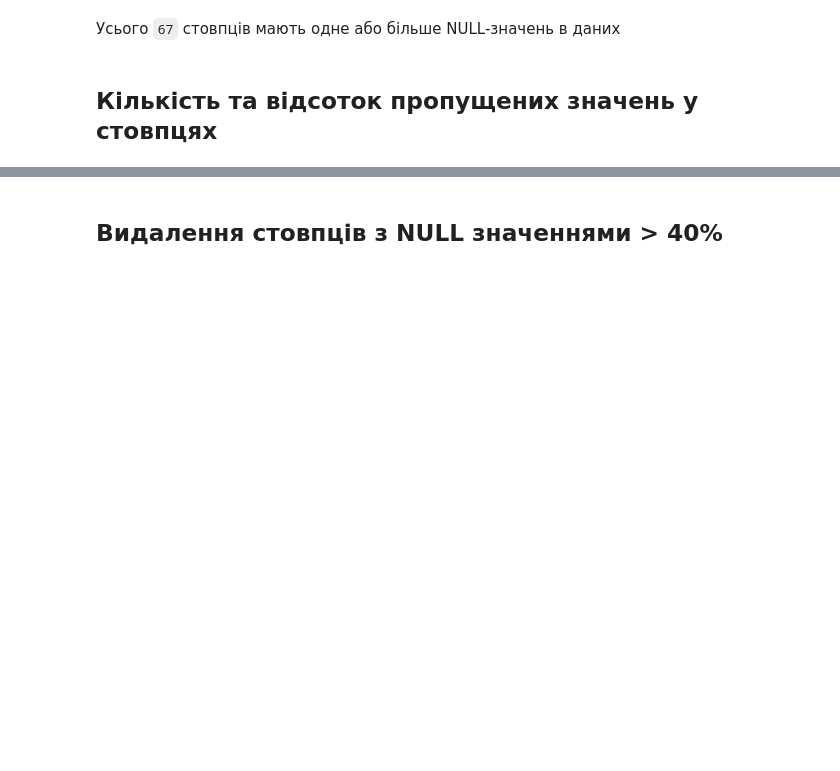
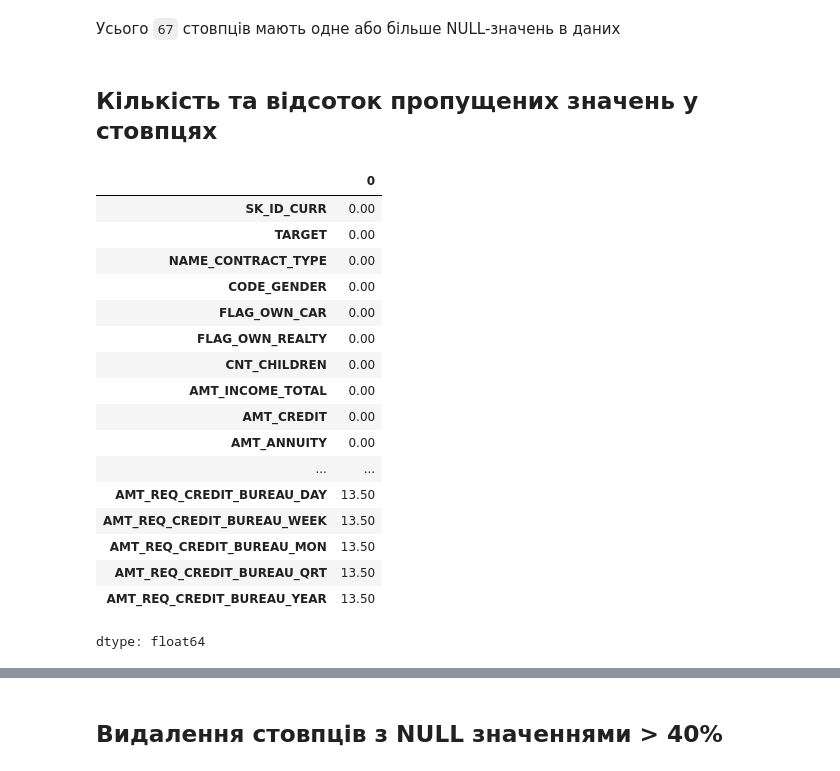
Before and after one commit to tarazevych/HW_for_Python, a Jupyter notebook: HW_1_2_Credit_EDA_Tarazevych.ipynb, the cells around one changed output, grey strips where cells are left out. Drawn from its saved outputs; the diff is of its cells as text; code cells hidden in the pictures; blank space fills up the shorter version.

```diff
--- a/HW_1_2_Credit_EDA_Tarazevych.ipynb
+++ b/HW_1_2_Credit_EDA_Tarazevych.ipynb
@@ -342,6 +342,27 @@ len(df.columns[df.isnull().any()])
 # %%
 null_count = df.isnull().sum()
 null_percentage = round((df.isnull().sum()/df.shape[0])*100, 2)
+# %%
+null_count/df.shape[0]*100
+# %% [output]
+|  | 0 |
+| SK_ID_CURR | 0.00 |
+| TARGET | 0.00 |
+| NAME_CONTRACT_TYPE | 0.00 |
+| CODE_GENDER | 0.00 |
+| FLAG_OWN_CAR | 0.00 |
+| FLAG_OWN_REALTY | 0.00 |
+| CNT_CHILDREN | 0.00 |
+| AMT_INCOME_TOTAL | 0.00 |
+| AMT_CREDIT | 0.00 |
+| AMT_ANNUITY | 0.00 |
+| ... | ... |
+| AMT_REQ_CREDIT_BUREAU_DAY | 13.50 |
+| AMT_REQ_CREDIT_BUREAU_WEEK | 13.50 |
+| AMT_REQ_CREDIT_BUREAU_MON | 13.50 |
+| AMT_REQ_CREDIT_BUREAU_QRT | 13.50 |
+| AMT_REQ_CREDIT_BUREAU_YEAR | 13.50 |
+dtype: float64
 # %%
 null_df = pd.DataFrame({'column_name' : df.columns,'null_count' : null_count,'null_percentage': null_percentage})
 null_df.reset_index(drop = True, inplace = True)
```
Also changed, not shown: parts of 13 cells of this notebook.
